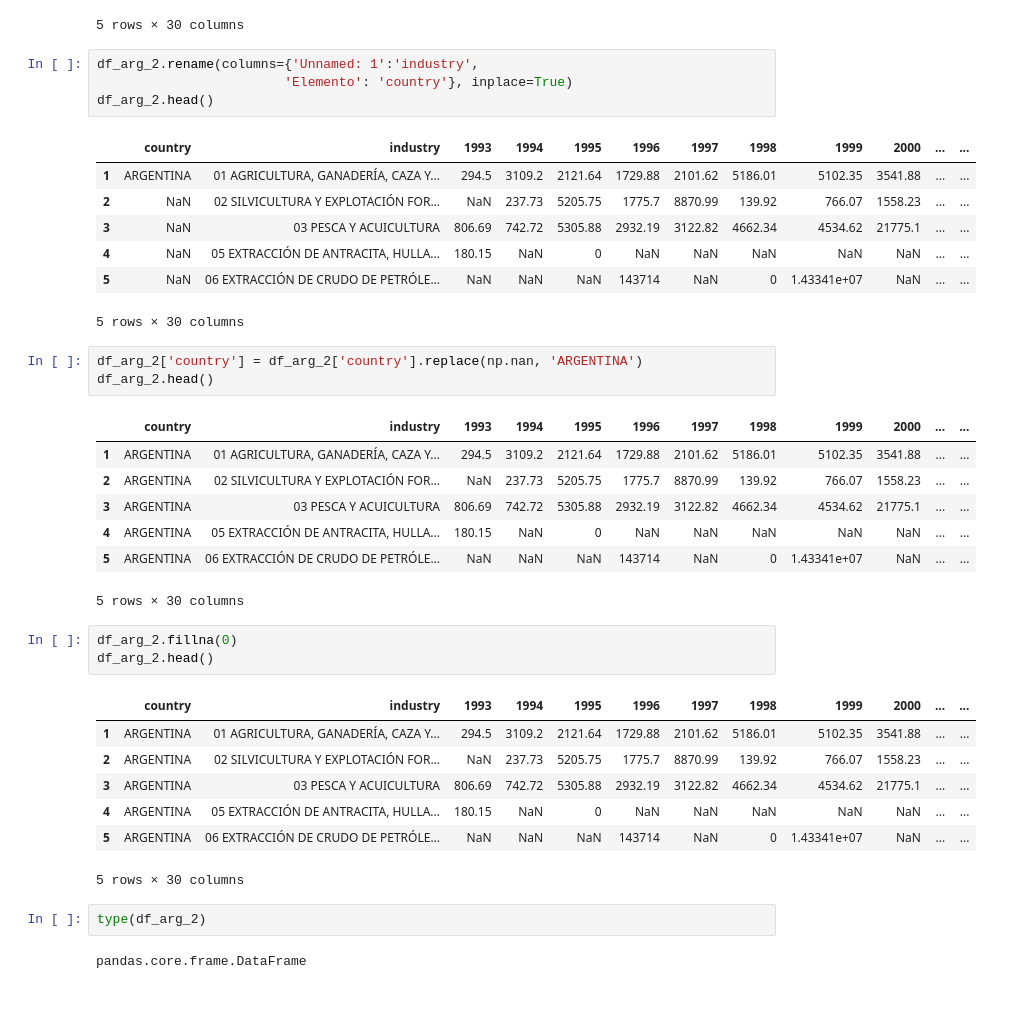
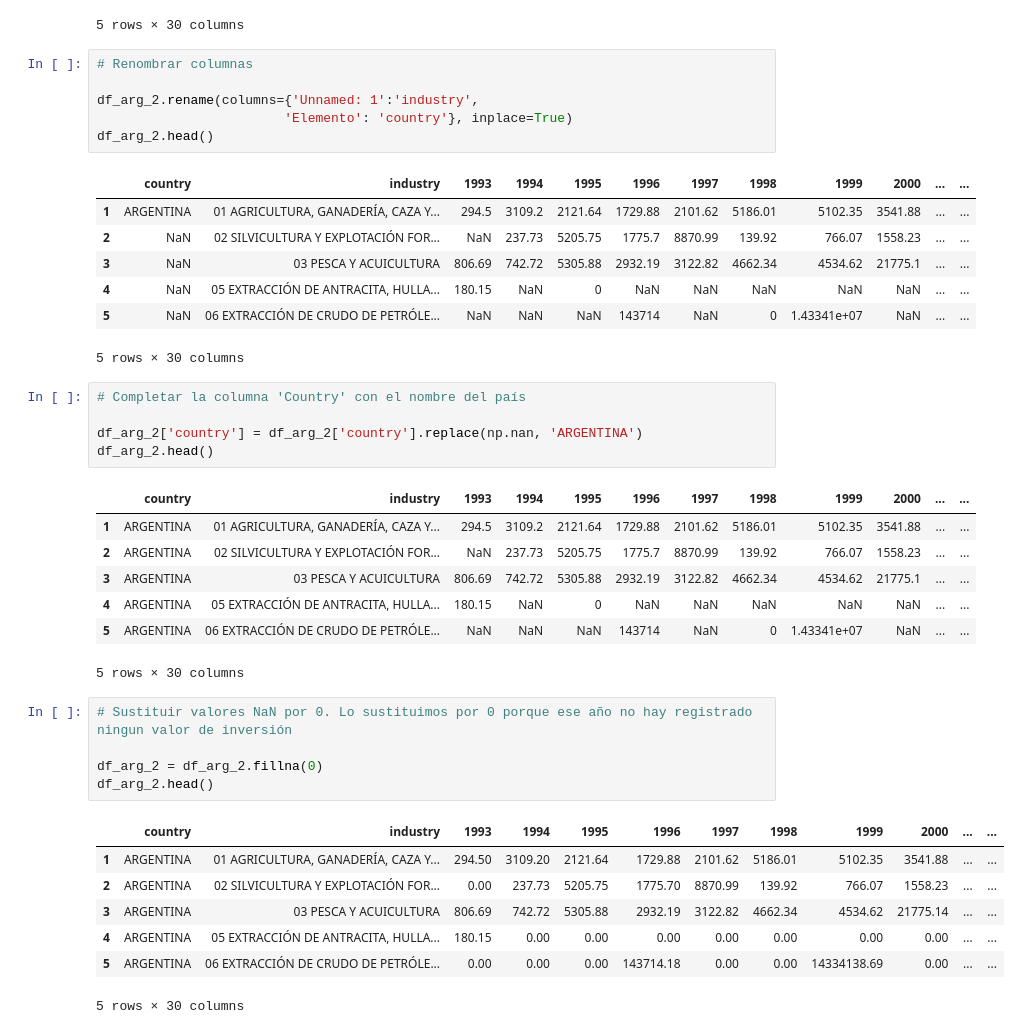
Before and after one commit to Afri-cola/Kschool-TFM, a Jupyter notebook: Inversion española en LATAM.ipynb, the cells around one changed output. Saved outputs shown, nothing was run; the diff lists cells and outputs as text; blank space fills up the shorter version.

```diff
--- a/Inversion española en LATAM.ipynb
+++ b/Inversion española en LATAM.ipynb
@@ -40,6 +47,8 @@ df_arg_2.head()
 | 5 | NaN | 06 EXTRACCIÓN DE CRUDO DE PETRÓLE... | NaN | NaN | NaN | 143714 | NaN | 0 | 1.43341e+07 | NaN | ... | ... |
 5 rows × 30 columns
 # %%
+# Renombrar columnas
+
 df_arg_2.rename(columns={'Unnamed: 1':'industry',
                         'Elemento': 'country'}, inplace=True)
 df_arg_2.head()
@@ -52,6 +61,8 @@ df_arg_2.head()
 | 5 | NaN | 06 EXTRACCIÓN DE CRUDO DE PETRÓLE... | NaN | NaN | NaN | 143714 | NaN | 0 | 1.43341e+07 | NaN | ... | ... |
 5 rows × 30 columns
 # %%
+# Completar la columna 'Country' con el nombre del país
+
 df_arg_2['country'] = df_arg_2['country'].replace(np.nan, 'ARGENTINA')
 df_arg_2.head()
 # %% [output]
@@ -62,21 +73,19 @@ df_arg_2.head()
 | 4 | ARGENTINA | 05 EXTRACCIÓN DE ANTRACITA, HULLA... | 180.15 | NaN | 0 | NaN | NaN | NaN | NaN | NaN | ... | ... |
 | 5 | ARGENTINA | 06 EXTRACCIÓN DE CRUDO DE PETRÓLE... | NaN | NaN | NaN | 143714 | NaN | 0 | 1.43341e+07 | NaN | ... | ... |
 5 rows × 30 columns
-# %%
-df_arg_2.fillna(0)
-df_arg_2.head()
-# %% [output]
-|  | country | industry | 1993 | 1994 | 1995 | 1996 | 1997 | 1998 | 1999 | 2000 | ... | ... |
-| 1 | ARGENTINA | 01 AGRICULTURA, GANADERÍA, CAZA Y... | 294.5 | 3109.2 | 2121.64 | 1729.88 | 2101.62 | 5186.01 | 5102.35 | 3541.88 | ... | ... |
-| 2 | ARGENTINA | 02 SILVICULTURA Y EXPLOTACIÓN FOR... | NaN | 237.73 | 5205.75 | 1775.7 | 8870.99 | 139.92 | 766.07 | 1558.23 | ... | ... |
-| 3 | ARGENTINA | 03 PESCA Y ACUICULTURA | 806.69 | 742.72 | 5305.88 | 2932.19 | 3122.82 | 4662.34 | 4534.62 | 21775.1 | ... | ... |
-| 4 | ARGENTINA | 05 EXTRACCIÓN DE ANTRACITA, HULLA... | 180.15 | NaN | 0 | NaN | NaN | NaN | NaN | NaN | ... | ... |
-| 5 | ARGENTINA | 06 EXTRACCIÓN DE CRUDO DE PETRÓLE... | NaN | NaN | NaN | 143714 | NaN | 0 | 1.43341e+07 | NaN | ... | ... |
-5 rows × 30 columns
-# %%
-type(df_arg_2)
-# %% [output]
-pandas.core.frame.DataFrame
+# %%
+# Sustituir valores NaN por 0. Lo sustituimos por 0 porque ese año no hay registrado ningun valor de inversión
+
+df_arg_2 = df_arg_2.fillna(0)
+df_arg_2.head()
+# %% [output]
+|  | country | industry | 1993 | 1994 | 1995 | 1996 | 1997 | 1998 | 1999 | 2000 | ... | ... |
+| 1 | ARGENTINA | 01 AGRICULTURA, GANADERÍA, CAZA Y... | 294.50 | 3109.20 | 2121.64 | 1729.88 | 2101.62 | 5186.01 | 5102.35 | 3541.88 | ... | ... |
+| 2 | ARGENTINA | 02 SILVICULTURA Y EXPLOTACIÓN FOR... | 0.00 | 237.73 | 5205.75 | 1775.70 | 8870.99 | 139.92 | 766.07 | 1558.23 | ... | ... |
+| 3 | ARGENTINA | 03 PESCA Y ACUICULTURA | 806.69 | 742.72 | 5305.88 | 2932.19 | 3122.82 | 4662.34 | 4534.62 | 21775.14 | ... | ... |
+| 4 | ARGENTINA | 05 EXTRACCIÓN DE ANTRACITA, HULLA... | 180.15 | 0.00 | 0.00 | 0.00 | 0.00 | 0.00 | 0.00 | 0.00 | ... | ... |
+| 5 | ARGENTINA | 06 EXTRACCIÓN DE CRUDO DE PETRÓLE... | 0.00 | 0.00 | 0.00 | 143714.18 | 0.00 | 0.00 | 14334138.69 | 0.00 | ... | ... |
+5 rows × 30 columns
 # %%
 df_arg_2.dtypes
 # %% [output]
```
Also changed, not shown: parts of 15 cells of this notebook.
